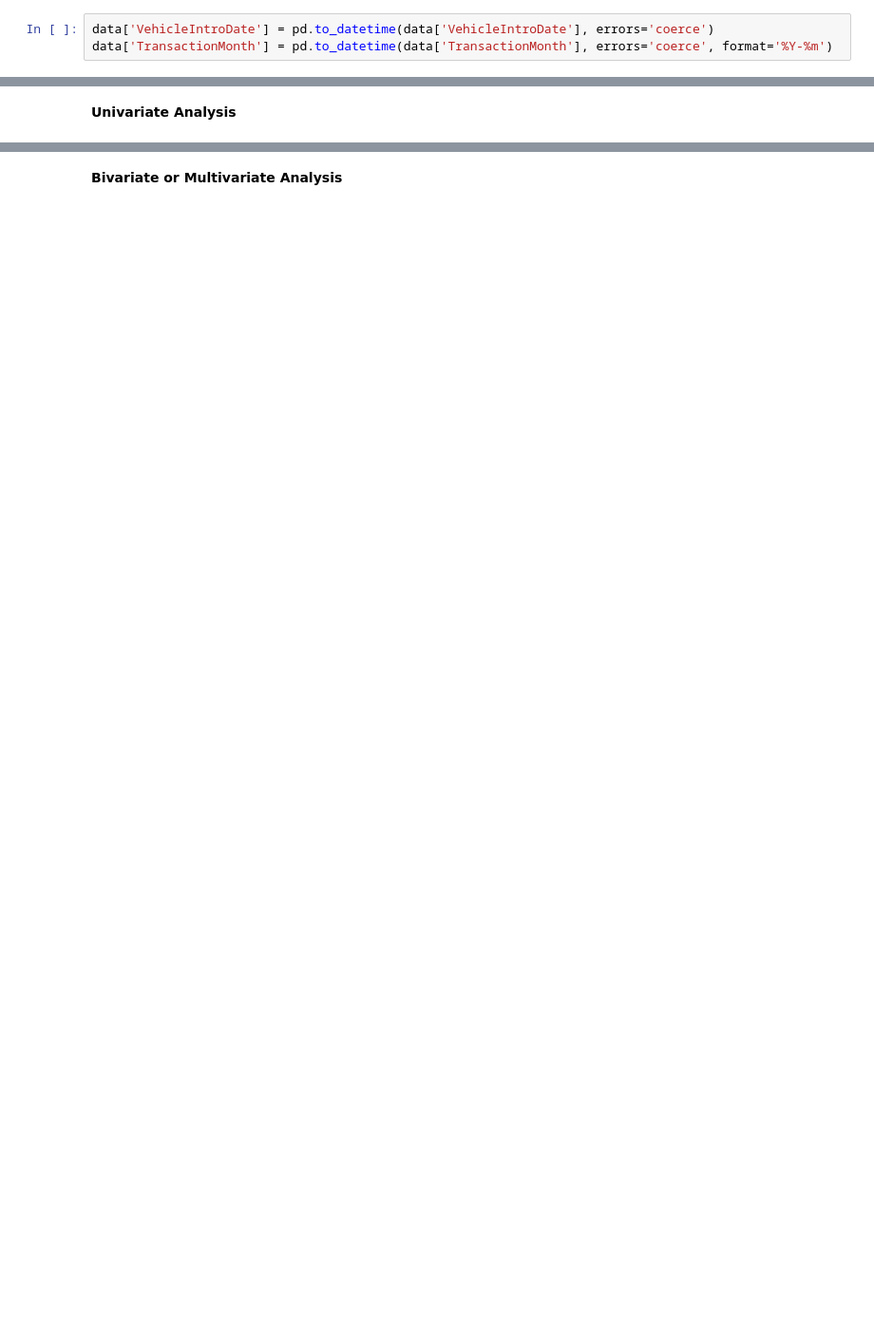
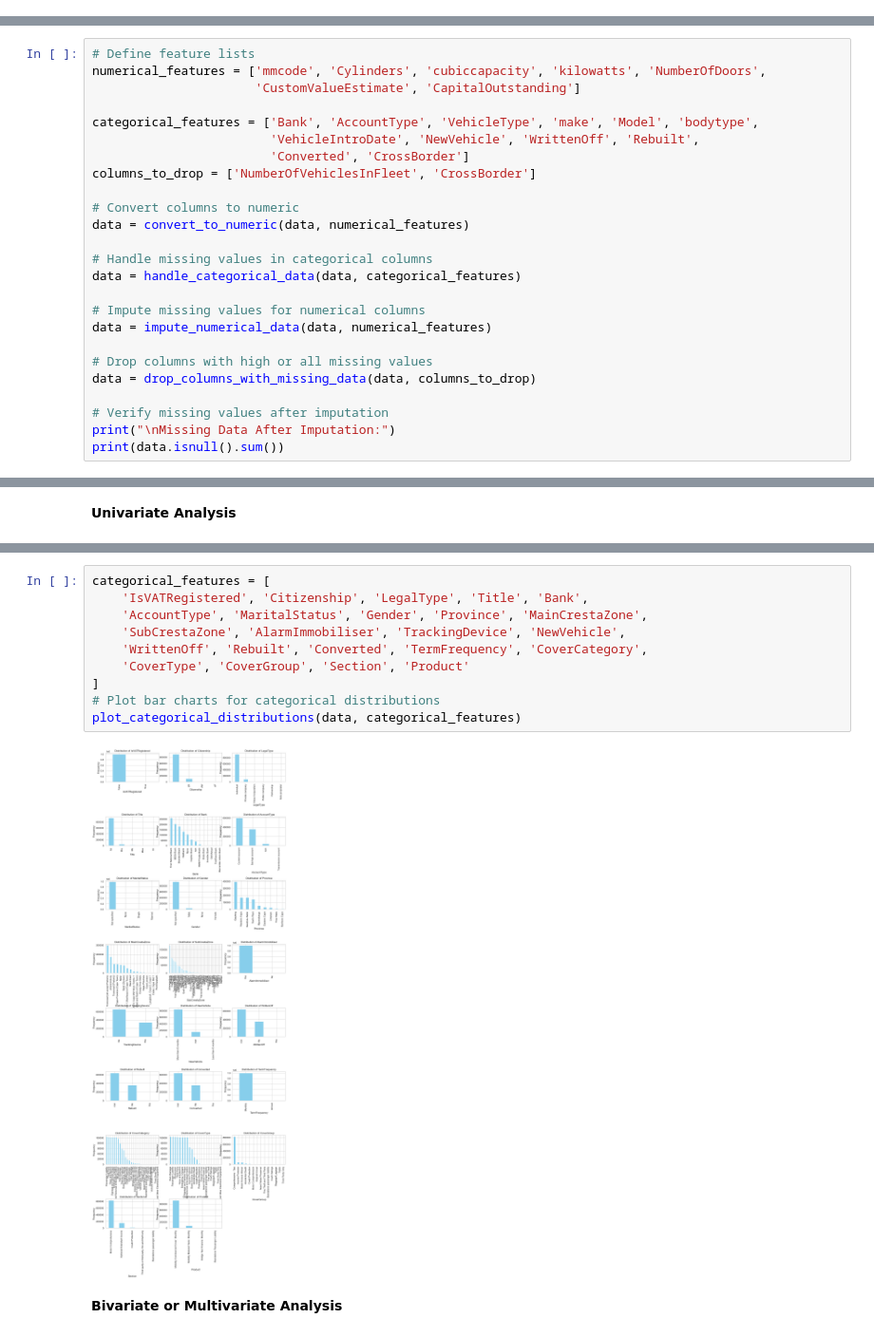
Before and after one commit to Wbam/Week-3, a Jupyter notebook: notebooks/eda_summary.ipynb, the cells around one changed output, grey strips where cells are left out. Shown at 95% size. Cells and saved outputs as stored; diff of their text form; blank space fills up the shorter version.

Commit message:
Refactor the code in to data analysis py file and eda summary ipynb file

```diff
--- a/notebooks/eda_summary.ipynb
+++ b/notebooks/eda_summary.ipynb
@@ -98,3 +56,0 @@ dtype: float64
-# %%
-data['VehicleIntroDate'] = pd.to_datetime(data['VehicleIntroDate'], errors='coerce')
-data['TransactionMonth'] = pd.to_datetime(data['TransactionMonth'], errors='coerce', format='%Y-%m')
@@ -193,0 +184,25 @@ dtype: int64
+# %%
+# Define feature lists
+numerical_features = ['mmcode', 'Cylinders', 'cubiccapacity', 'kilowatts', 'NumberOfDoors',
+                      'CustomValueEstimate', 'CapitalOutstanding']
+
+categorical_features = ['Bank', 'AccountType', 'VehicleType', 'make', 'Model', 'bodytype',
+                        'VehicleIntroDate', 'NewVehicle', 'WrittenOff', 'Rebuilt',
+                        'Converted', 'CrossBorder']
+columns_to_drop = ['NumberOfVehiclesInFleet', 'CrossBorder']
+
+# Convert columns to numeric
+data = convert_to_numeric(data, numerical_features)
+
+# Handle missing values in categorical columns
+data = handle_categorical_data(data, categorical_features)
+
+# Impute missing values for numerical columns
+data = impute_numerical_data(data, numerical_features)
+
+# Drop columns with high or all missing values
+data = drop_columns_with_missing_data(data, columns_to_drop)
+
+# Verify missing values after imputation
+print("\nMissing Data After Imputation:")
+print(data.isnull().sum())
@@ -269,2 +240,14 @@ plt.show()
+# %%
+categorical_features = [
+    'IsVATRegistered', 'Citizenship', 'LegalType', 'Title', 'Bank',
+    'AccountType', 'MaritalStatus', 'Gender', 'Province', 'MainCrestaZone',
+    'SubCrestaZone', 'AlarmImmobiliser', 'TrackingDevice', 'NewVehicle',
+    'WrittenOff', 'Rebuilt', 'Converted', 'TermFrequency', 'CoverCategory',
+    'CoverType', 'CoverGroup', 'Section', 'Product'
+]
+# Plot bar charts for categorical distributions
+plot_categorical_distributions(data, categorical_features)
+# %% [output]
+[figure, added]
 # %% [markdown]
 <font size="32"><b>Bivariate or Multivariate Analysis</b></font>
```
Also changed, not shown: parts of 41 cells of this notebook, 1 other file.
